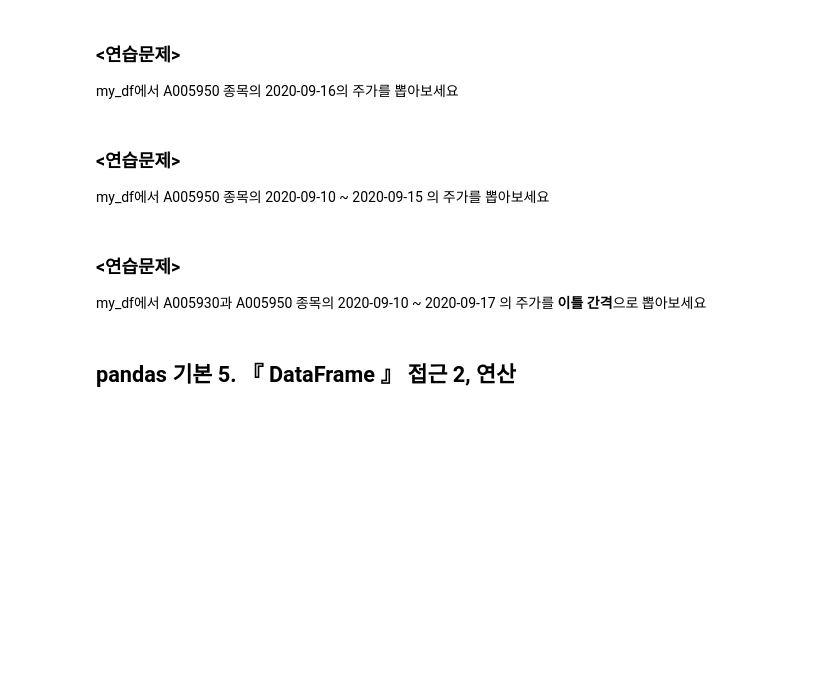
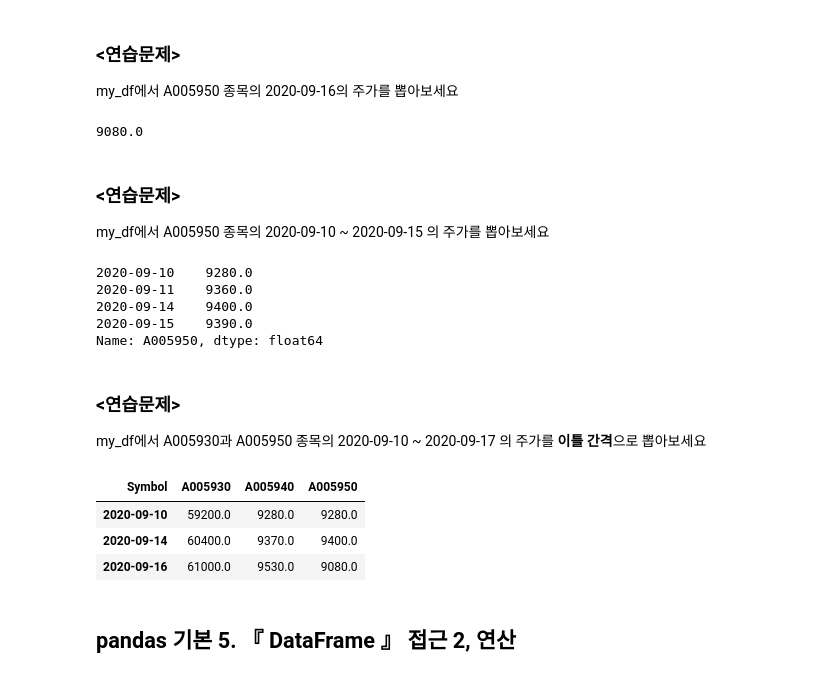
Before and after one commit to zxxoxnee/Machine-Learning, a Jupyter notebook: pandas,_테이블을_다루는_데이터_분석_도구_ipynb의_사본.ipynb, the cells around one changed output. Saved outputs shown, nothing was run; the diff lists cells and outputs as text; code cells hidden in the pictures; blank space fills up the shorter version.

```diff
--- a/pandas,_테이블을_다루는_데이터_분석_도구_ipynb의_사본.ipynb
+++ b/pandas,_테이블을_다루는_데이터_분석_도구_ipynb의_사본.ipynb
@@ -81,12 +264,31 @@ my_df
 # %% [markdown]
 ### <연습문제>
 my_df에서 A005950 종목의  2020-09-16의 주가를 뽑아보세요
+# %%
+my_df.loc['2020-09-16', 'A005950']
+# %% [output]
+9080.0
 # %% [markdown]
 ### <연습문제>
 my_df에서 A005950 종목의  2020-09-10 ~ 2020-09-15 의 주가를 뽑아보세요
+# %%
+my_df.loc['2020-09-10':'2020-09-15','A005950']
+# %% [output]
+2020-09-10    9280.0
+2020-09-11    9360.0
+2020-09-14    9400.0
+2020-09-15    9390.0
+Name: A005950, dtype: float64
 # %% [markdown]
 ### <연습문제>
 my_df에서 A005930과 A005950 종목의  2020-09-10 ~ 2020-09-17 의 주가를 **이틀 간격**으로 뽑아보세요
+# %%
+my_df.loc['2020-09-10':'2020-09-17':2,'A005930':'A005950']
+# %% [output]
+| Symbol | A005930 | A005940 | A005950 |
+| 2020-09-10 | 59200.0 | 9280.0 | 9280.0 |
+| 2020-09-14 | 60400.0 | 9370.0 | 9400.0 |
+| 2020-09-16 | 61000.0 | 9530.0 | 9080.0 |
 # %% [markdown]
 ## pandas 기본 5. 『 DataFrame 』  접근 2,  연산
 # %%
```
Also changed, not shown: parts of 57 cells of this notebook.
